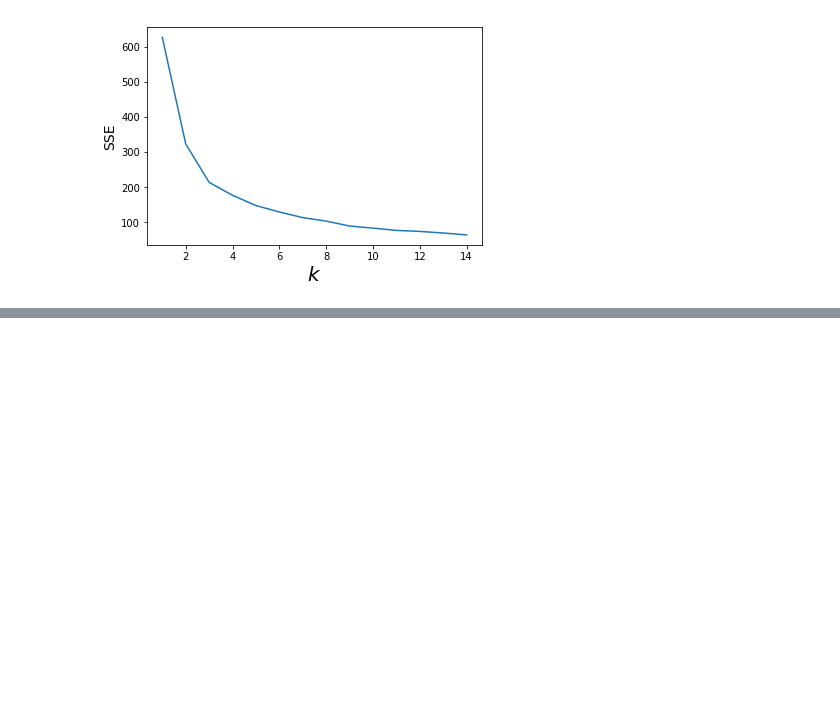
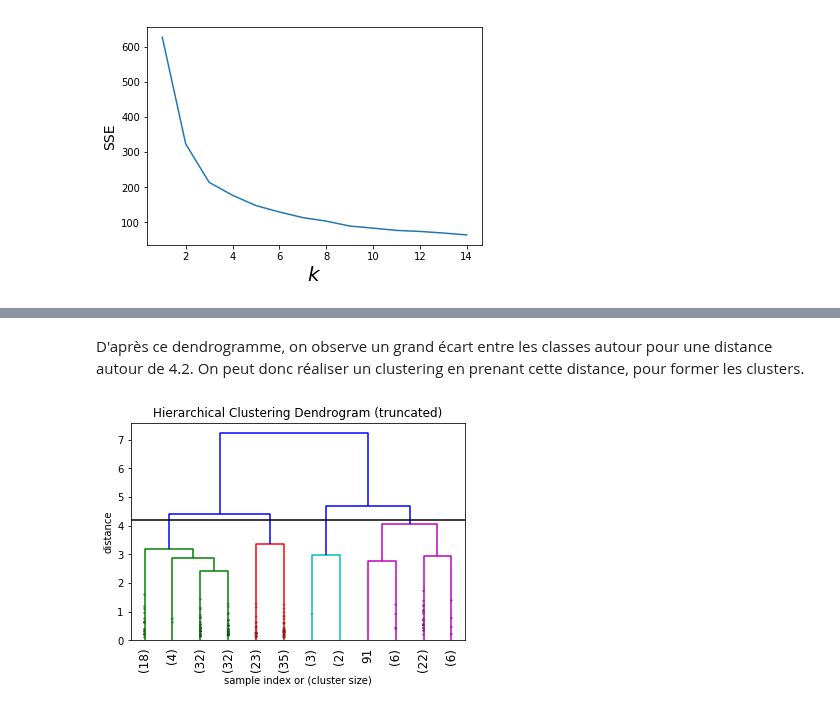
Before and after one commit to LisaNicvert/IA_project, a Jupyter notebook: IA_project_complex.ipynb, the cells around one changed output, grey strips where cells are left out. Saved outputs shown, nothing was run; the diff lists cells and outputs as text; code cells hidden in the pictures; blank space fills up the shorter version.

```diff
--- a/IA_project_complex.ipynb
+++ b/IA_project_complex.ipynb
@@ -361,0 +389,17 @@ sse=kmeans_SSE(df_without_outliers)
+# %% [markdown]
+D'après ce dendrogramme, on observe un grand écart entre les classes autour pour une distance autour de 4.2. On peut donc réaliser un clustering en prenant cette distance, pour former les clusters.
+# %%
+max_d = 4.2
+fancy_dendrogram(
+    Z,
+    truncate_mode='lastp',
+    p=12,
+    leaf_rotation=90.,
+    leaf_font_size=12.,
+    show_contracted=True,
+    annotate_above=10,
+    max_d=max_d,  # plot a horizontal cut-off line
+)
+plt.show()
+# %% [output]
+[figure, added]
```
Also changed, not shown: parts of 26 cells of this notebook, 1 other file.
